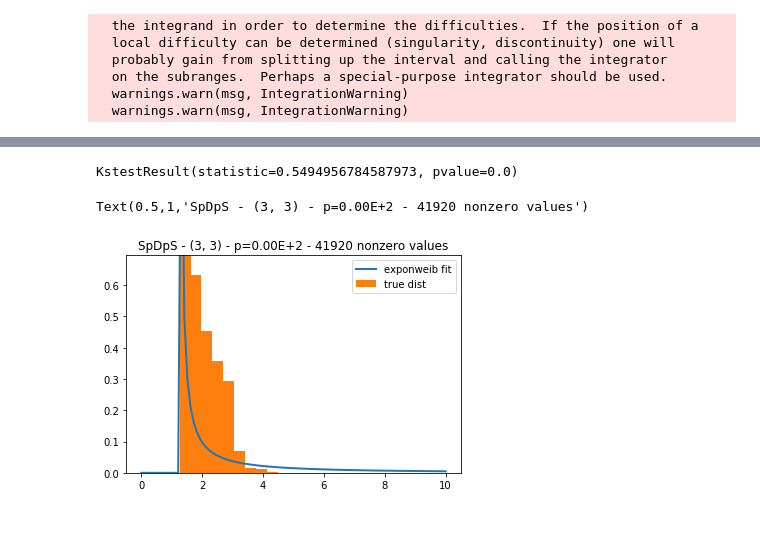
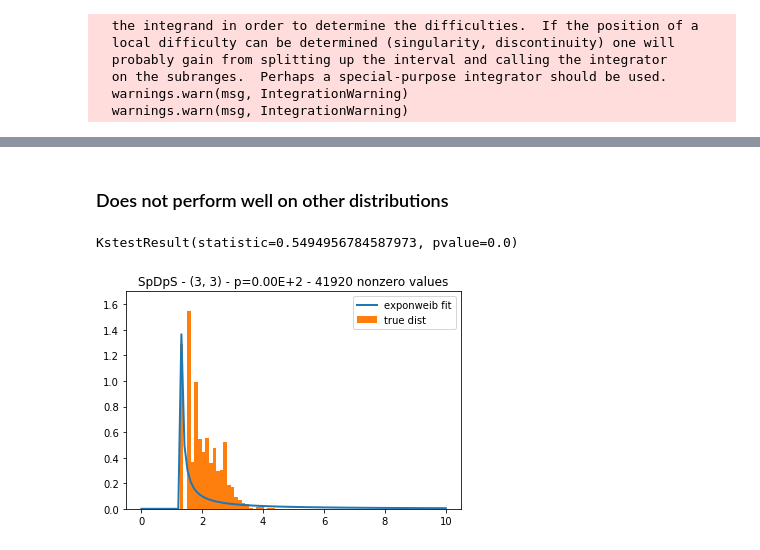
Before and after one commit to greenelab/connectivity-search-analyses, a Jupyter notebook: explore/gamma-fit.ipynb, the cells around one changed output, grey strips where cells are left out. Drawn from its saved outputs; the diff is of its cells as text; code cells hidden in the pictures.

```diff
--- a/explore/gamma-fit.ipynb
+++ b/explore/gamma-fit.ipynb
@@ -265,30 +277,31 @@ model_df.sort_values(by=1, ascending=False).head(5)
+# %% [markdown]
+### Does not perform well on other distributions
 # %%
 metapath = metapaths[1]
 degree_combo = (3,3)
 dist = scipy.stats.exponweib
 
 perm_dgp = metapath_to_full_dgp(hetmat, metapath)
 
 dgp_values = perm_dgp[degree_combo]
 values_nz = [i for i in dgp_values if i > 0]
 
 params = dist.fit(values_nz)
 
 ks_result = scipy.stats.kstest(values_nz, dist.cdf, args=params)
 print(ks_result)
 
 x = numpy.linspace(0, 10, 100)
 y = [dist.pdf(i, *params) for i in x]
 
 plt.figure()
 plt.plot(x, y, linewidth=2, label='exponweib fit')
-bars, _, _ = plt.hist(values_nz, density=True, label='true dist')
+bars, _, _ = plt.hist(values_nz, density=True, label='true dist', bins=30)
 plt.legend()
 plt.ylim((0, 1.1 * max(bars[1:])));
 
 p_value = decimal.Decimal(ks_result[1])
-plt.title(f'{metapath} - {degree_combo} - p={p_value :.2E} - {len(values_nz)} nonzero values')
+plt.title(f'{metapath} - {degree_combo} - p={p_value :.2E} - {len(values_nz)} nonzero values');
 # %% [output]
 KstestResult(statistic=0.5494956784587973, pvalue=0.0)
-Text(0.5,1,'SpDpS - (3, 3) - p=0.00E+2 - 41920 nonzero values')
-[figure, old version]
+[figure, new version]
```
Also changed, not shown: parts of 11 cells of this notebook.
